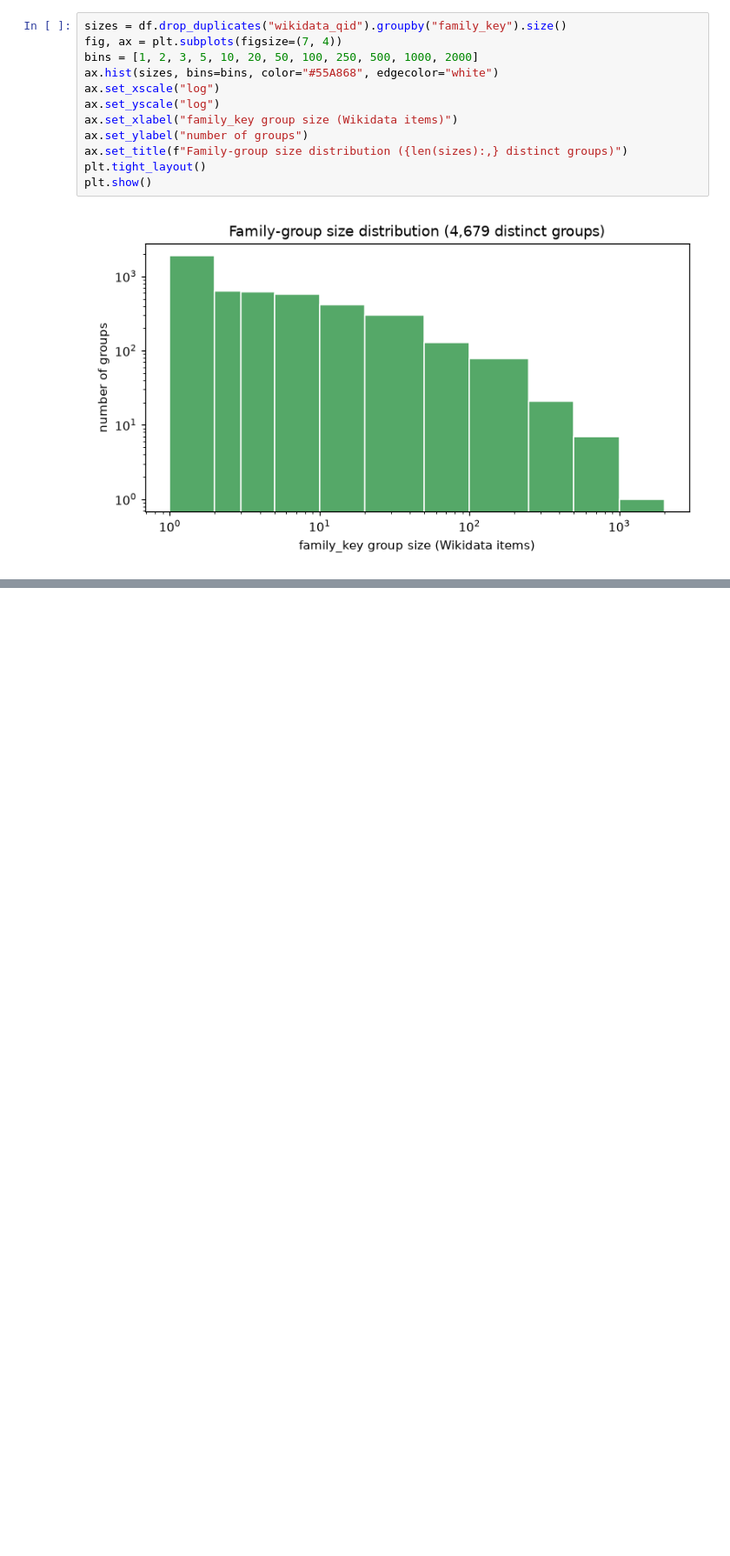
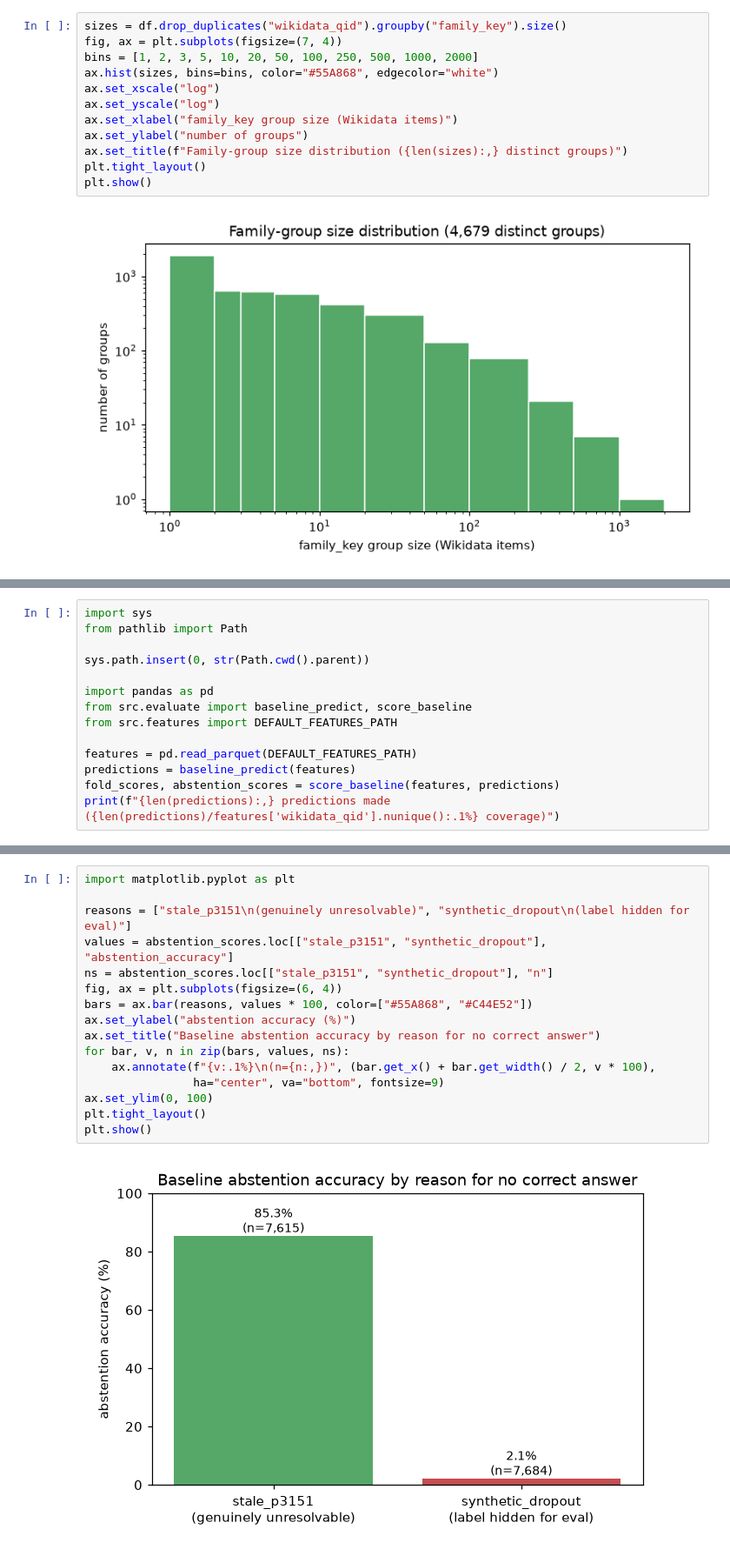
Before and after one commit to Livia-Rasp/xgboost-inat-wikidata-match, a Jupyter notebook: notebooks/01-report.ipynb, the cells around one changed output, grey strips where cells are left out. Shown at 87% size. Cells and saved outputs as stored; diff of their text form; blank space fills up the shorter version.

```diff
--- a/notebooks/01-report.ipynb
+++ b/notebooks/01-report.ipynb
@@ -541,0 +556,14 @@ plt.show()
+# %%
+import sys
+from pathlib import Path
+
+sys.path.insert(0, str(Path.cwd().parent))
+
+import pandas as pd
+from src.evaluate import baseline_predict, score_baseline
+from src.features import DEFAULT_FEATURES_PATH
+
+features = pd.read_parquet(DEFAULT_FEATURES_PATH)
+predictions = baseline_predict(features)
+fold_scores, abstention_scores = score_baseline(features, predictions)
+print(f"{len(predictions):,} predictions made ({len(predictions)/features['wikidata_qid'].nunique():.1%} coverage)")
@@ -541,0 +613,18 @@ plt.show()
+# %%
+import matplotlib.pyplot as plt
+
+reasons = ["stale_p3151\n(genuinely unresolvable)", "synthetic_dropout\n(label hidden for eval)"]
+values = abstention_scores.loc[["stale_p3151", "synthetic_dropout"], "abstention_accuracy"]
+ns = abstention_scores.loc[["stale_p3151", "synthetic_dropout"], "n"]
+fig, ax = plt.subplots(figsize=(6, 4))
+bars = ax.bar(reasons, values * 100, color=["#55A868", "#C44E52"])
+ax.set_ylabel("abstention accuracy (%)")
+ax.set_title("Baseline abstention accuracy by reason for no correct answer")
+for bar, v, n in zip(bars, values, ns):
+    ax.annotate(f"{v:.1%}\n(n={n:,})", (bar.get_x() + bar.get_width() / 2, v * 100),
+                ha="center", va="bottom", fontsize=9)
+ax.set_ylim(0, 100)
+plt.tight_layout()
+plt.show()
+# %% [output]
+[figure, added]
```
Also changed, not shown: parts of 7 cells of this notebook, 3 other files.
